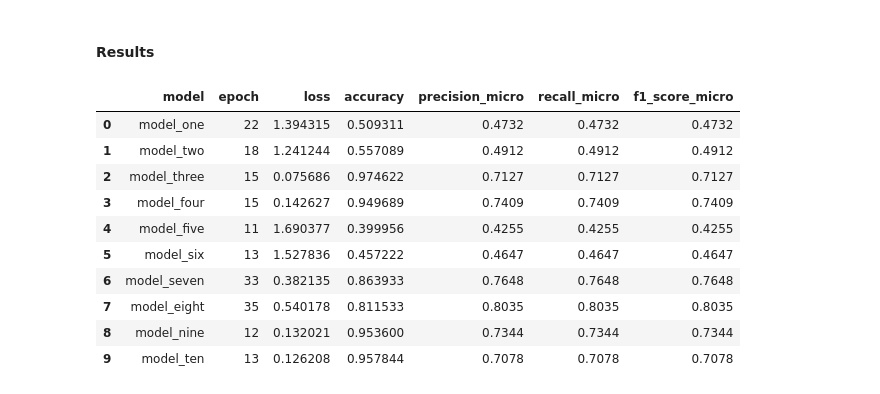
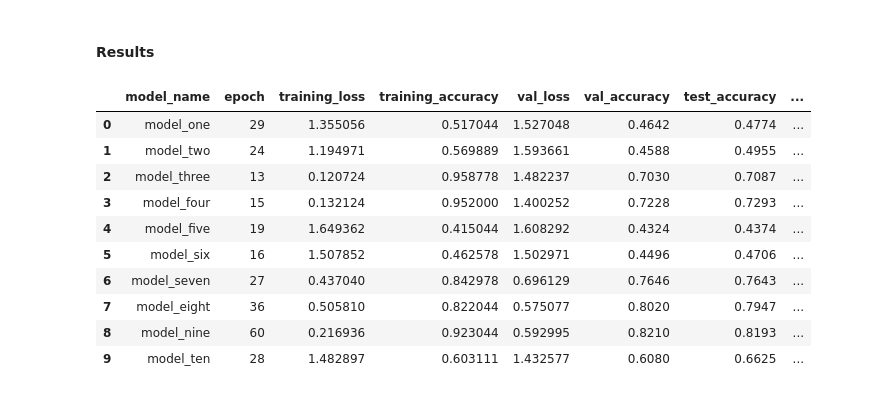
Before and after one commit to hayashady/NU_MSDS, a Jupyter notebook: 458 - Artificial Intelligence & Deep Learning/458.5 - Spatial Data Processing: Convolutional Neural Networks/Assignment2Hayashi.ipynb, the cells around one changed output. Saved outputs shown, nothing was run; the diff lists cells and outputs as text; code cells hidden in the pictures.

```diff
--- a/458 - Artificial Intelligence & Deep Learning/458.5 - Spatial Data Processing: Convolutional Neural Networks/Assignment2Hayashi.ipynb
+++ b/458 - Artificial Intelligence & Deep Learning/458.5 - Spatial Data Processing: Convolutional Neural Networks/Assignment2Hayashi.ipynb
@@ -503,12 +507,17 @@ pred_eight = np.argmax(pred_eight, axis=1)
 model_nine = Sequential([
   Conv2D(filters=128, kernel_size=(3, 3), strides=(1, 1), activation=tf.nn.relu),
   MaxPool2D((2, 2),strides=2),
+  Dropout(0.3),
   Conv2D(filters=256, kernel_size=(3, 3), strides=(1, 1), activation=tf.nn.relu),
   MaxPool2D((2, 2),strides=2),
+  Dropout(0.3),
   Conv2D(filters=512, kernel_size=(3, 3), strides=(1, 1), activation=tf.nn.relu),
   MaxPool2D((2, 2),strides=2),
+  Dropout(0.3),
   Flatten(input_shape=x_train_norm.shape[1:]),
   Dense(units=256,activation=tf.nn.relu),
+  BatchNormalization(),
+  Dropout(0.3),
   Dense(units=10, activation=tf.nn.softmax)
 ])
 
@@ -573,57 +589,73 @@ pred_ten = np.argmax(pred_ten, axis=1)
 #### Results
 # %%
 def create_results_dataframe(model_name,training_history,y_true,y_pred):
+    training_history_df = pd.DataFrame(training_history.history)
+    best_model = training_history_df.iloc[-1:,]
+    best_model = best_model.reset_index().rename(columns={'index':'epoch','loss':'training_loss','accuracy':'training_accuracy'})
 
-    training_df = pd.DataFrame(training_history.history)
-    model_results_df = pd.DataFrame(training_df.iloc[-1,:]).transpose()
-    model_results_df = model_results_df.reset_index().rename(columns={'index':'epoch'})
-    model_results_df['model'] = model_name
-    model_results_df = model_results_df.iloc[:,[-1,0,1,2]]
-    model_results_df['precision_micro'] = precision_score(y_true,y_pred,average='micro')
-    model_results_df['recall_micro'] = recall_score(y_true,y_pred,average='micro')
-    model_results_df['f1_score_micro'] = f1_score(y_true,y_pred,average='micro')
+    best_model['test_accuracy'] = accuracy_score(y_true,y_pred)
+    best_model['precision_micro'] = precision_score(y_true,y_pred,average='micro')
+    best_model['recall_micro'] = recall_score(y_true,y_pred,average='micro')
+    best_model['f1_score_micro'] = f1_score(y_true,y_pred,average='micro')
 
-    return(model_results_df)
+    best_model['model_name'] = model_name
+
+    results = best_model.iloc[:,[-1,0,1,2,3,4,5,6,7,8]]
+
+    return(results)
 # %%
 experiment_results = pd.DataFrame(columns=['model','epoch','accuracy','loss','precision_micro','recall_micro','f1_score_micro'])
 
 experiment_1_results = create_results_dataframe('model_one',training_one,y_test,pred_one)
 experiment_2_results = create_results_dataframe('model_two',training_two,y_test,pred_two)
 experiment_3_results = create_results_dataframe('model_three',training_three,y_test,pred_three)
 experiment_4_results = create_results_dataframe('model_four',training_four,y_test,pred_four)
 experiment_5_results = create_results_dataframe('model_five',training_five,y_test,pred_five)
 experiment_6_results = create_results_dataframe('model_six',training_six,y_test,pred_six)
 experiment_7_results = create_results_dataframe('model_seven',training_seven,y_test,pred_seven)
 experiment_8_results = create_results_dataframe('model_eight',training_eight,y_test,pred_eight)
 experiment_9_results = create_results_dataframe('model_nine',training_nine,y_test,pred_nine)
 experiment_10_results = create_results_dataframe('model_ten',training_ten,y_test,pred_ten)
 
 experiment_results = pd.concat([
     experiment_1_results,
     experiment_2_results,
     experiment_3_results,
     experiment_4_results,
     experiment_5_results,
     experiment_6_results,
     experiment_7_results,
     experiment_8_results,
     experiment_9_results,
     experiment_10_results
     ]).reset_index(drop=True)
 
+experiment_results['training_time'] = [
+    '0:51',
+    '0:54',
+    '3:43',
+    '4:56',
+    '0:35',
+    '0:46',
+    '7:45',
+    '11:27',
+    '72:02',
+    '9:41'
+]
+
 experiment_results
 # %% [output]
-|  | model | epoch | loss | accuracy | precision_micro | recall_micro | f1_score_micro |
-| 0 | model_one | 22 | 1.394315 | 0.509311 | 0.4732 | 0.4732 | 0.4732 |
-| 1 | model_two | 18 | 1.241244 | 0.557089 | 0.4912 | 0.4912 | 0.4912 |
-| 2 | model_three | 15 | 0.075686 | 0.974622 | 0.7127 | 0.7127 | 0.7127 |
-| 3 | model_four | 15 | 0.142627 | 0.949689 | 0.7409 | 0.7409 | 0.7409 |
-| 4 | model_five | 11 | 1.690377 | 0.399956 | 0.4255 | 0.4255 | 0.4255 |
-| 5 | model_six | 13 | 1.527836 | 0.457222 | 0.4647 | 0.4647 | 0.4647 |
-| 6 | model_seven | 33 | 0.382135 | 0.863933 | 0.7648 | 0.7648 | 0.7648 |
-| 7 | model_eight | 35 | 0.540178 | 0.811533 | 0.8035 | 0.8035 | 0.8035 |
-| 8 | model_nine | 12 | 0.132021 | 0.953600 | 0.7344 | 0.7344 | 0.7344 |
-| 9 | model_ten | 13 | 0.126208 | 0.957844 | 0.7078 | 0.7078 | 0.7078 |
+|  | model_name | epoch | training_loss | training_accuracy | val_loss | val_accuracy | test_accuracy | ... |
+| 0 | model_one | 29 | 1.355056 | 0.517044 | 1.527048 | 0.4642 | 0.4774 | ... |
+| 1 | model_two | 24 | 1.194971 | 0.569889 | 1.593661 | 0.4588 | 0.4955 | ... |
+| 2 | model_three | 13 | 0.120724 | 0.958778 | 1.482237 | 0.7030 | 0.7087 | ... |
+| 3 | model_four | 15 | 0.132124 | 0.952000 | 1.400252 | 0.7228 | 0.7293 | ... |
+| 4 | model_five | 19 | 1.649362 | 0.415044 | 1.608292 | 0.4324 | 0.4374 | ... |
+| 5 | model_six | 16 | 1.507852 | 0.462578 | 1.502971 | 0.4496 | 0.4706 | ... |
+| 6 | model_seven | 27 | 0.437040 | 0.842978 | 0.696129 | 0.7646 | 0.7643 | ... |
+| 7 | model_eight | 36 | 0.505810 | 0.822044 | 0.575077 | 0.8020 | 0.7947 | ... |
+| 8 | model_nine | 60 | 0.216936 | 0.923044 | 0.592995 | 0.8210 | 0.8193 | ... |
+| 9 | model_ten | 28 | 1.482897 | 0.603111 | 1.432577 | 0.6080 | 0.6625 | ... |
 # %%
 def plot_confusion_matrices(y_preds, y_true):
     num_sets = len(y_preds)
```
Also changed, not shown: parts of 18 cells of this notebook, 10 other files.
